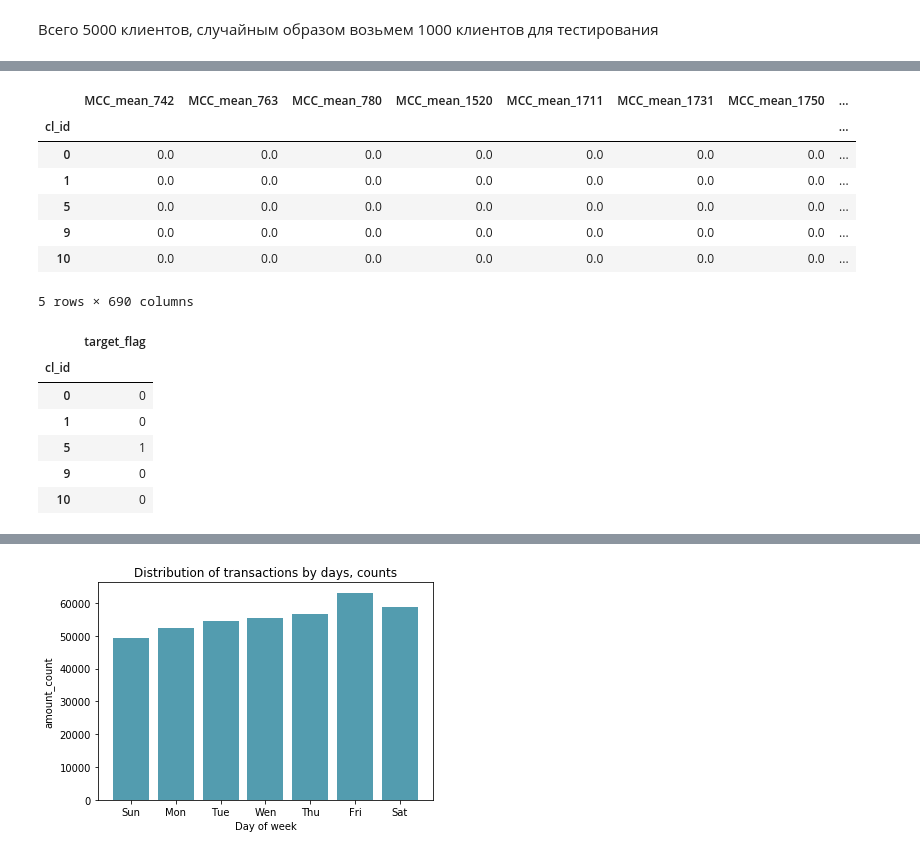
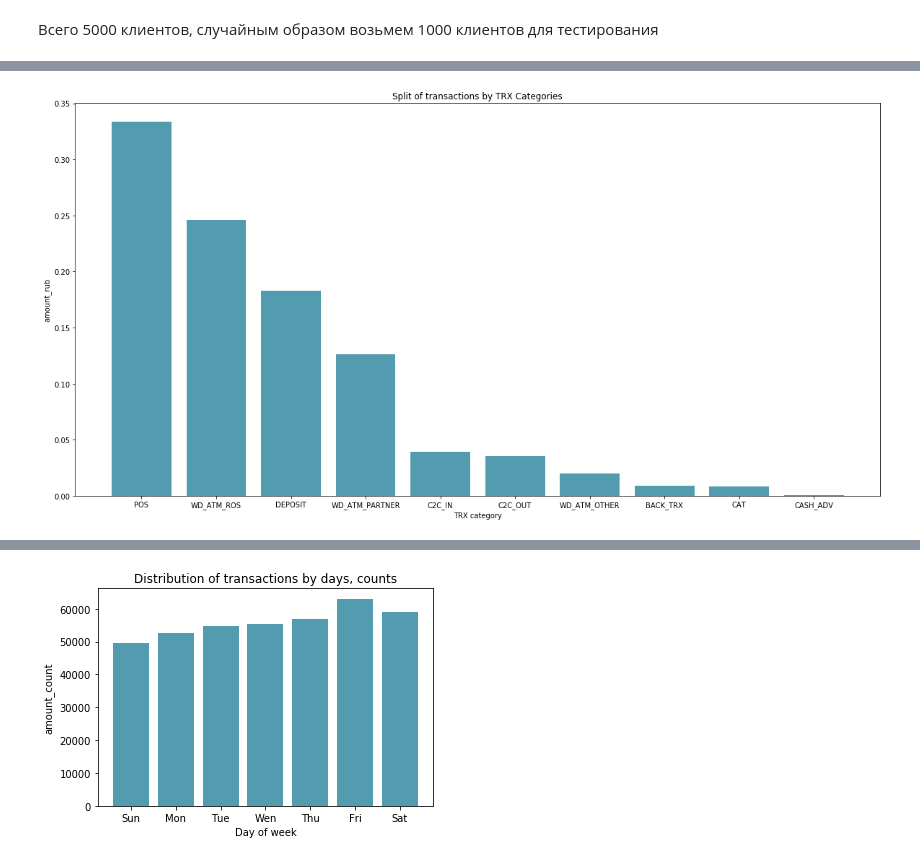
Before and after one commit to olgamonahova/python, a Jupyter notebook: FE HW1 .ipynb, the cells around one changed output, grey strips where cells are left out. Drawn from its saved outputs; the diff is of its cells as text; code cells hidden in the pictures.

```diff
--- a/FE HW1 .ipynb
+++ b/FE HW1 .ipynb
@@ -247,0 +325,6 @@ Name: trx_category, dtype: int64
+# %%
+TRX = transactions_train[
+    ['trx_category', 'amount_rub']
+].groupby(['trx_category']).agg(['sum'])
+# %%
+TRX.columns = TRX.columns.droplevel()
@@ -248,3 +346,19 @@ Name: trx_category, dtype: int64
+# %%
+TRX = TRX.sort_values(by=TRX.columns[0], ascending = False)
+# %%
+def barplot(x_data, y_data, x_label="", y_label="", title=""):
+    _, ax = plt.subplots(figsize=(20,10))
+    # Draw bars, position them in the center of the tick mark on the x-axis
+    ax.bar(x_data, y_data, color = '#539caf', align = 'center')
+
+    ax.set_ylabel(y_label)
+    ax.set_xlabel(x_label)
+    ax.set_title(title)
+# %%
+# распределение по категориям TRX категории: немного больше 1/3 транзакций приходится на снятие в бакноматах (все ATM), 1/3  - на оплату товаров и услуг (POS),
+barplot(TRX.index, TRX['sum']/TRX.sum()[0], 'TRX category', 'amount_rub', 'Split of transactions by TRX Categories')
+# %% [output]
+[figure, added]
 # %%
 df_train_trx_category = pd.merge(
     get_aggregated_df(transactions_train, agg_type='mean', col_to_groupby='trx_category'),
@@ -276,24 +368,0 @@ df_train = pd.merge(
-# %%
-df_train.head()
-# %% [output]
-|  | MCC_mean_742 | MCC_mean_763 | MCC_mean_780 | MCC_mean_1520 | MCC_mean_1711 | MCC_mean_1731 | MCC_mean_1750 | ... |
-| cl_id |  |  |  |  |  |  |  | ... |
-| 0 | 0.0 | 0.0 | 0.0 | 0.0 | 0.0 | 0.0 | 0.0 | ... |
-| 1 | 0.0 | 0.0 | 0.0 | 0.0 | 0.0 | 0.0 | 0.0 | ... |
-| 5 | 0.0 | 0.0 | 0.0 | 0.0 | 0.0 | 0.0 | 0.0 | ... |
-| 9 | 0.0 | 0.0 | 0.0 | 0.0 | 0.0 | 0.0 | 0.0 | ... |
-| 10 | 0.0 | 0.0 | 0.0 | 0.0 | 0.0 | 0.0 | 0.0 | ... |
-5 rows × 690 columns
-# %%
-df_targets = raw_df[['cl_id', 'target_flag']].drop_duplicates().copy()
-df_targets.index = df_targets['cl_id']
-df_targets = df_targets.drop('cl_id', axis=1)
-df_targets.head()
-# %% [output]
-|  | target_flag |
-| cl_id |  |
-| 0 | 0 |
-| 1 | 0 |
-| 5 | 1 |
-| 9 | 0 |
-| 10 | 0 |
```
Also changed, not shown: parts of 143 cells of this notebook.
